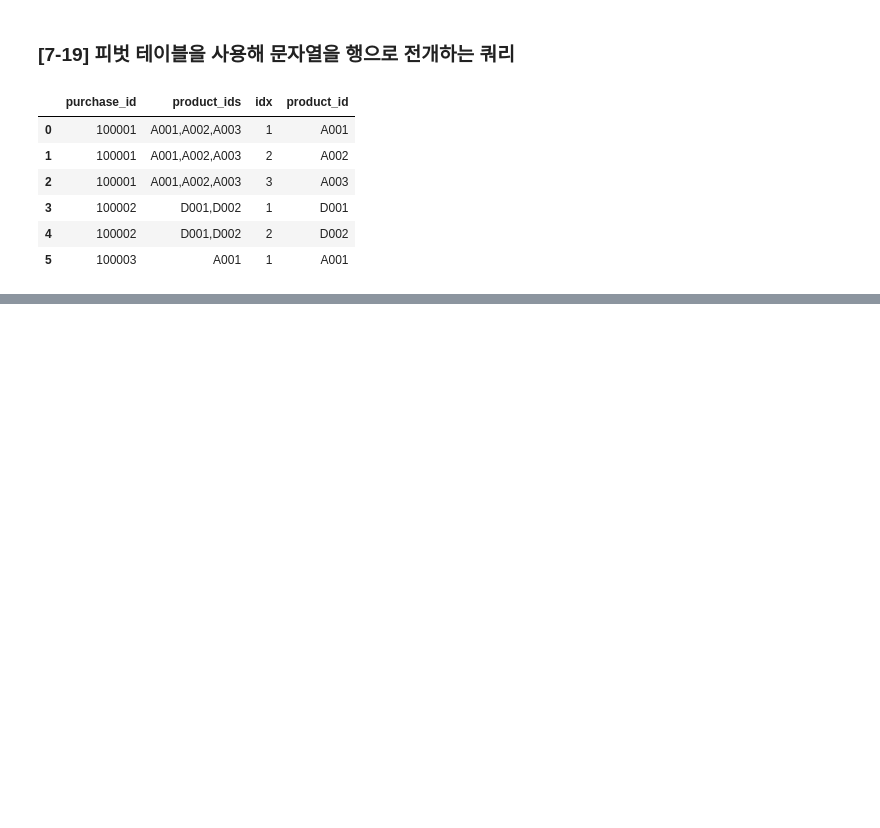
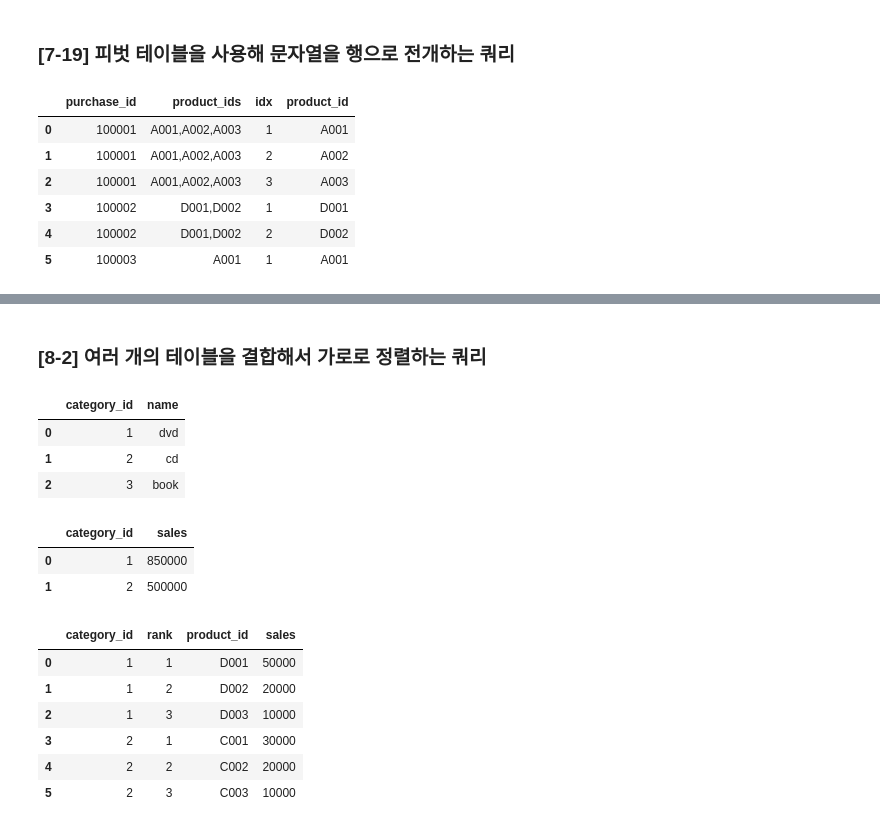
Before and after one commit to mittwoch09/Today-I-Learned, a Jupyter notebook: DataAnalysis/sql_for_data_processing_2.ipynb, the cells around one changed output, grey strips where cells are left out. Saved outputs shown, nothing was run; the diff lists cells and outputs as text; code cells hidden in the pictures; blank space fills up the shorter version.

```diff
--- a/DataAnalysis/sql_for_data_processing_2.ipynb
+++ b/DataAnalysis/sql_for_data_processing_2.ipynb
@@ -636,0 +668,25 @@ select(query_719)
+# %% [markdown]
+### [8-2] 여러 개의 테이블을 결합해서 가로로 정렬하는 쿼리
+# %%
+select('SELECT * FROM mst_categories;')
+# %% [output]
+|  | category_id | name |
+| 0 | 1 | dvd |
+| 1 | 2 | cd |
+| 2 | 3 | book |
+# %%
+select('SELECT * FROM category_sales;')
+# %% [output]
+|  | category_id | sales |
+| 0 | 1 | 850000 |
+| 1 | 2 | 500000 |
+# %%
+select('SELECT * FROM product_sale_ranking;')
+# %% [output]
+|  | category_id | rank | product_id | sales |
+| 0 | 1 | 1 | D001 | 50000 |
+| 1 | 1 | 2 | D002 | 20000 |
+| 2 | 1 | 3 | D003 | 10000 |
+| 3 | 2 | 1 | C001 | 30000 |
+| 4 | 2 | 2 | C002 | 20000 |
+| 5 | 2 | 3 | C003 | 10000 |
```
Also changed, not shown: parts of 10 cells of this notebook.
